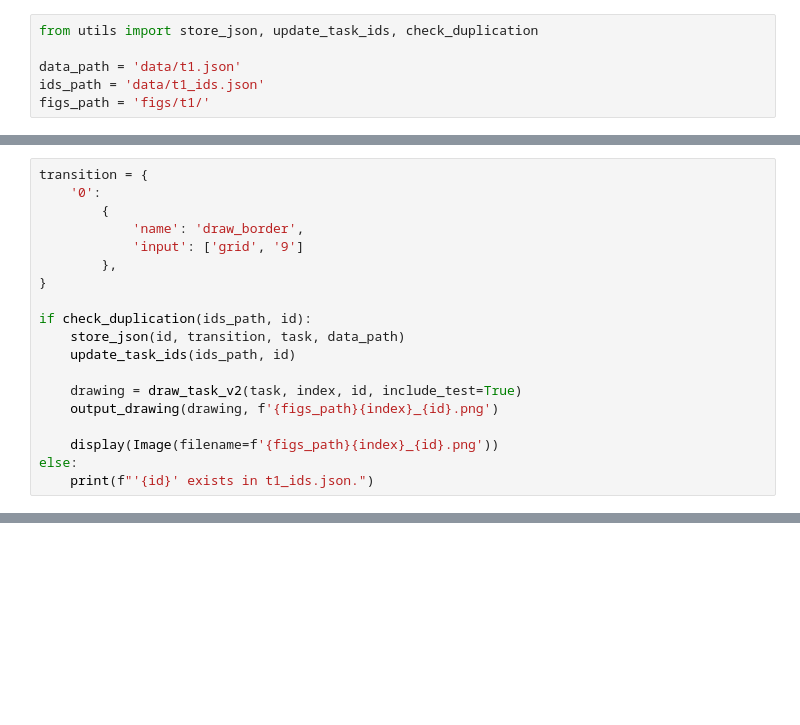
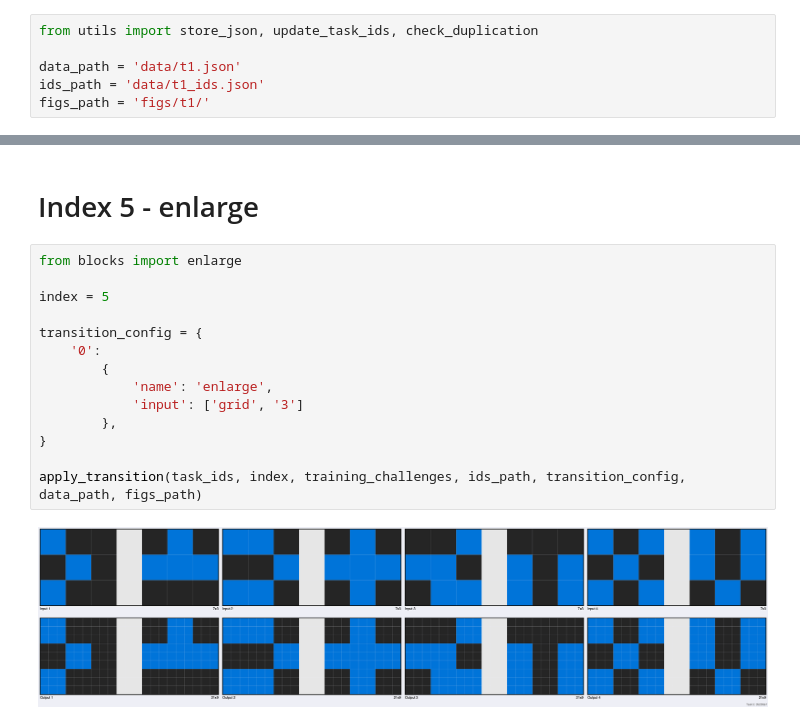
Before and after one commit to mshokrnezhad/ARC, a Jupyter notebook: dataset/data_creation_t1.ipynb, the cells around one changed output, grey strips where cells are left out. Cells and saved outputs as stored; diff of their text form; blank space fills up the shorter version.

```diff
--- a/dataset/data_creation_t1.ipynb
+++ b/dataset/data_creation_t1.ipynb
@@ -237,19 +21,0 @@ for item in task['test']:
-# %%
-transition = {
-    '0':
-        {
-            'name': 'draw_border',
-            'input': ['grid', '9']
-        },
-}
-
-if check_duplication(ids_path, id):
-    store_json(id, transition, task, data_path)
-    update_task_ids(ids_path, id)
-
-    drawing = draw_task_v2(task, index, id, include_test=True)
-    output_drawing(drawing, f'{figs_path}{index}_{id}.png')
-
-    display(Image(filename=f'{figs_path}{index}_{id}.png'))
-else:
-    print(f"'{id}' exists in t1_ids.json.")
@@ -257,0 +163,18 @@ else:
+# %% [markdown]
+# Index 5 - enlarge
+# %%
+from blocks import enlarge
+
+index = 5
+
+transition_config = {
+    '0':
+        {
+            'name': 'enlarge',
+            'input': ['grid', '3']
+        },
+}
+
+apply_transition(task_ids, index, training_challenges, ids_path, transition_config, data_path, figs_path)
+# %% [output]
+[figure, added]
```
Also changed, not shown: parts of 32 cells of this notebook, 6 other files.
